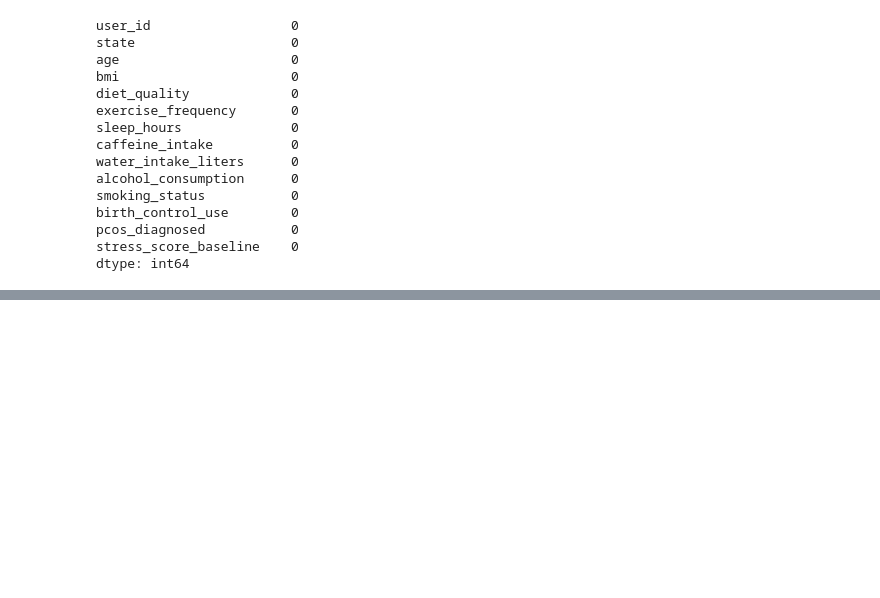
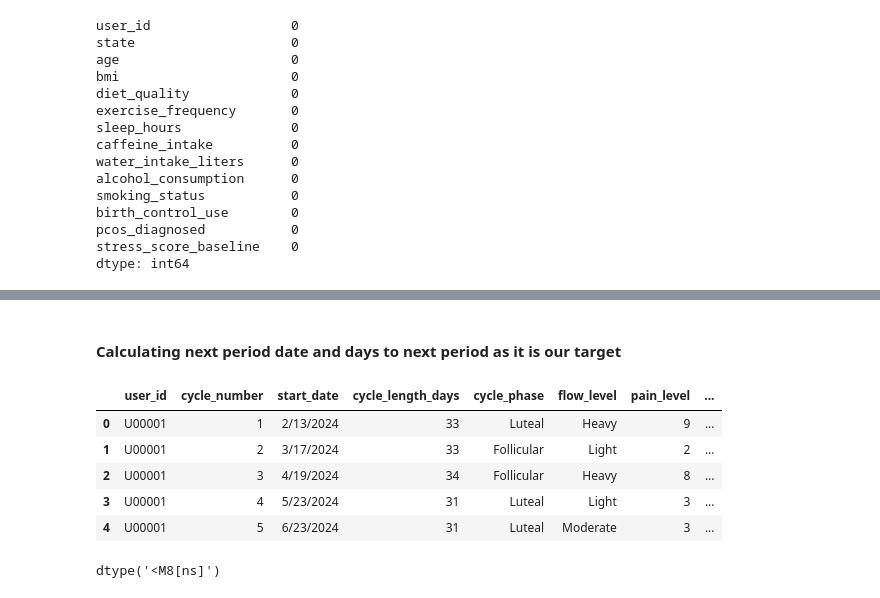
Before and after one commit to sushmitamalakar10/data-science-projects, a Jupyter notebook: Menstrual Cycle Tracker/menstrual_cycle.ipynb, the cells around one changed output, grey strips where cells are left out. Drawn from its saved outputs; the diff is of its cells as text; code cells hidden in the pictures; blank space fills up the shorter version.

```diff
--- a/Menstrual Cycle Tracker/menstrual_cycle.ipynb
+++ b/Menstrual Cycle Tracker/menstrual_cycle.ipynb
@@ -245,0 +257,11 @@ dtype: int64
+# %% [markdown]
+#### Calculating next period date and days to next period as it is our target
+# %%
+period_df.head()
+# %% [output]
+|  | user_id | cycle_number | start_date | cycle_length_days | cycle_phase | flow_level | pain_level | ... |
+| 0 | U00001 | 1 | 2/13/2024 | 33 | Luteal | Heavy | 9 | ... |
+| 1 | U00001 | 2 | 3/17/2024 | 33 | Follicular | Light | 2 | ... |
+| 2 | U00001 | 3 | 4/19/2024 | 34 | Follicular | Heavy | 8 | ... |
+| 3 | U00001 | 4 | 5/23/2024 | 31 | Luteal | Light | 3 | ... |
+| 4 | U00001 | 5 | 6/23/2024 | 31 | Luteal | Moderate | 3 | ... |
@@ -245,0 +270,4 @@ dtype: int64
+# %%
+period_df['start_date'].dtype
+# %% [output]
+dtype('<M8[ns]')
```
Also changed, not shown: parts of 34 cells of this notebook.
